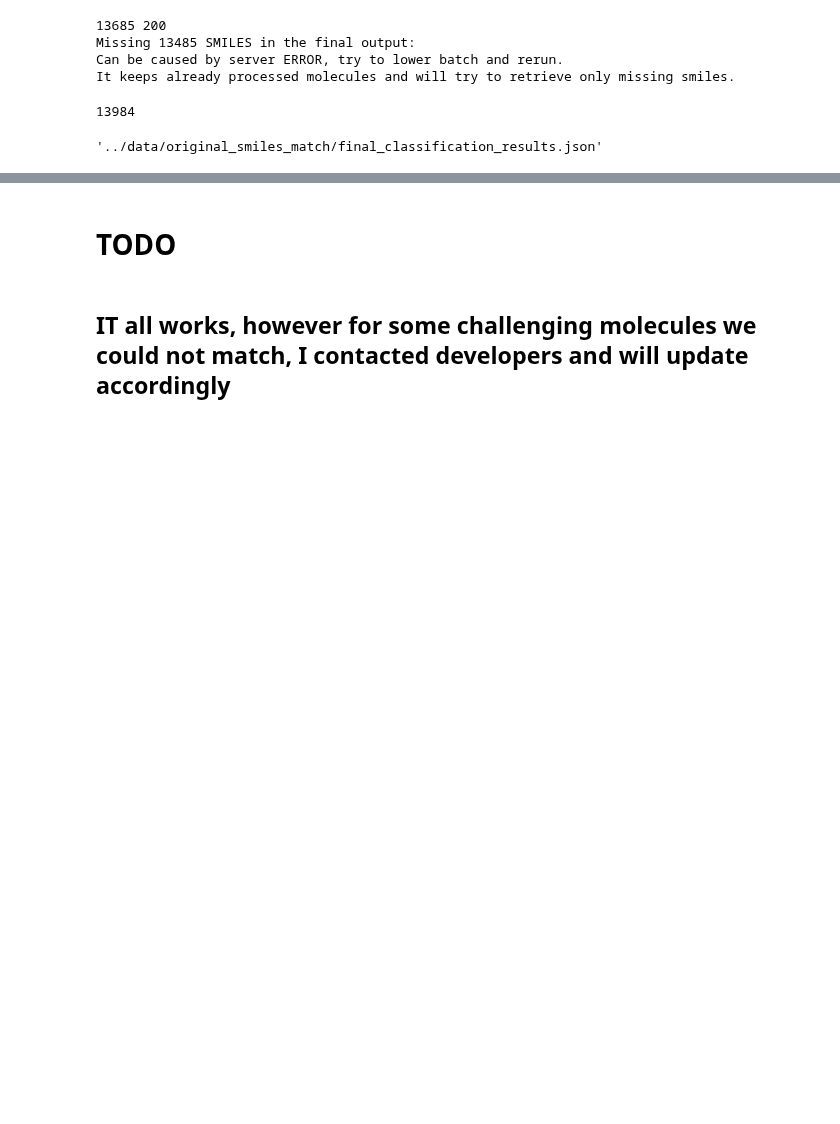
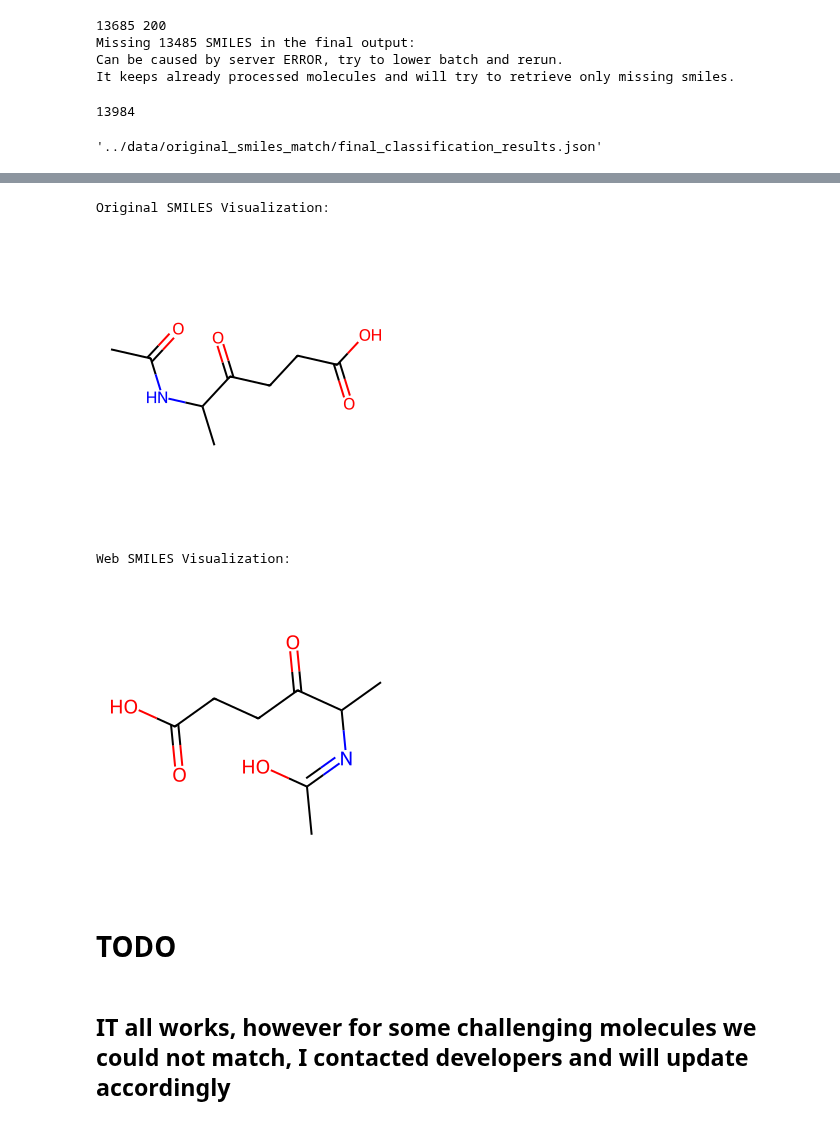
Before and after one commit to Jozefov/PyClassyFire, a Jupyter notebook: notebooks/tutorial.ipynb, the cells around one changed output, grey strips where cells are left out. Drawn from its saved outputs; the diff is of its cells as text; code cells hidden in the pictures; blank space fills up the shorter version.

```diff
--- a/notebooks/tutorial.ipynb
+++ b/notebooks/tutorial.ipynb
@@ -132,3 +372,32 @@ final_output_path
+# %%
+from rdkit import Chem
+from rdkit.Chem import Draw
+
+# Function to visualize SMILES
+def visualize_smiles(smiles, title="Molecule"):
+    mol = Chem.MolFromSmiles(smiles)
+    if mol:
+        return Draw.MolToImage(mol, size=(300, 300))
+    else:
+        print(f"Invalid SMILES: {smiles}")
+        return None
+
+# Select a specific mismatch for visualization
+original_smiles = "CC(=O)NC(C)C(=O)CCC(=O)O"
+web_smiles = "CC(N=C(C)O)C(=O)CCC(O)=O"
+
+print("\nOriginal SMILES Visualization:")
+image_original = visualize_smiles(original_smiles, title="Original SMILES")
+display(image_original)
+
+print("\nWeb SMILES Visualization:")
+image_web = visualize_smiles(web_smiles, title="Web SMILES")
+display(image_web)
+# %% [output]
+Original SMILES Visualization:
+[figure, added]
+Web SMILES Visualization:
+[figure, added]
 # %%
 if missing_smiles_mapping:
     missing_smiles_path = os.path.join("../data/", 'missing_smiles.json')
```
Also changed, not shown: parts of 24 cells of this notebook.
